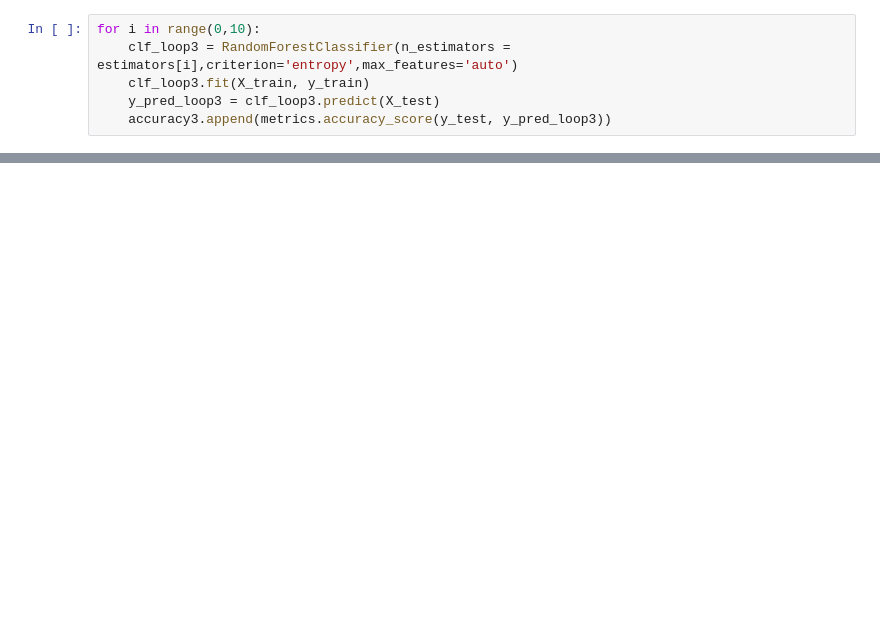
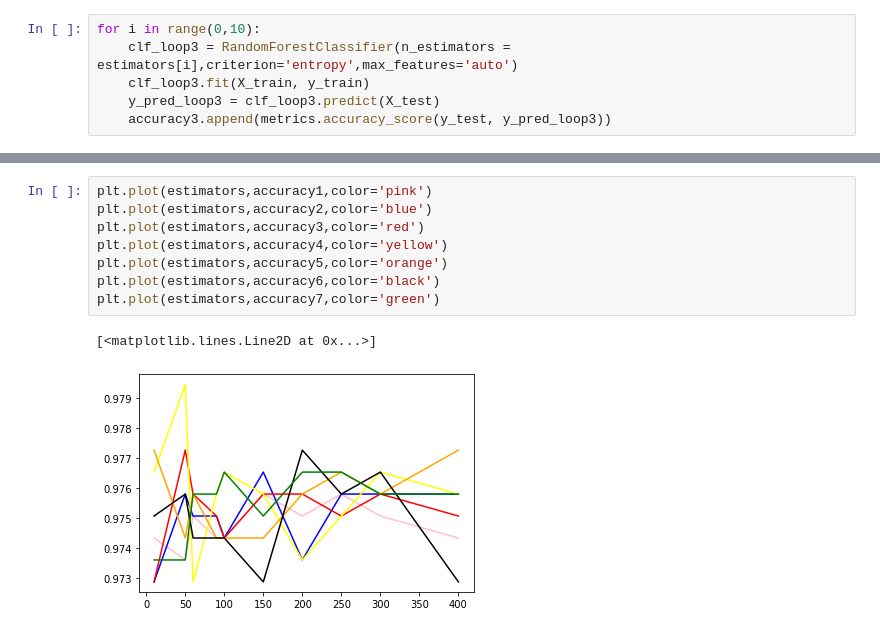
Before and after one commit to RushilPatel0703/ACML_Project, a Jupyter notebook: ACML_Project_Draft.ipynb, the cells around one changed output, grey strips where cells are left out. Drawn from its saved outputs; the diff is of its cells as text; blank space fills up the shorter version.

```diff
--- a/ACML_Project_Draft.ipynb
+++ b/ACML_Project_Draft.ipynb
@@ -115,0 +164,11 @@ plt.plot(estimators,accuracy3)
+# %%
+plt.plot(estimators,accuracy1,color='pink')
+plt.plot(estimators,accuracy2,color='blue')
+plt.plot(estimators,accuracy3,color='red')
+plt.plot(estimators,accuracy4,color='yellow')
+plt.plot(estimators,accuracy5,color='orange')
+plt.plot(estimators,accuracy6,color='black')
+plt.plot(estimators,accuracy7,color='green')
+# %% [output]
+[<matplotlib.lines.Line2D at 0x...>]
+[figure, added]
```
Also changed, not shown: parts of 20 cells of this notebook.
